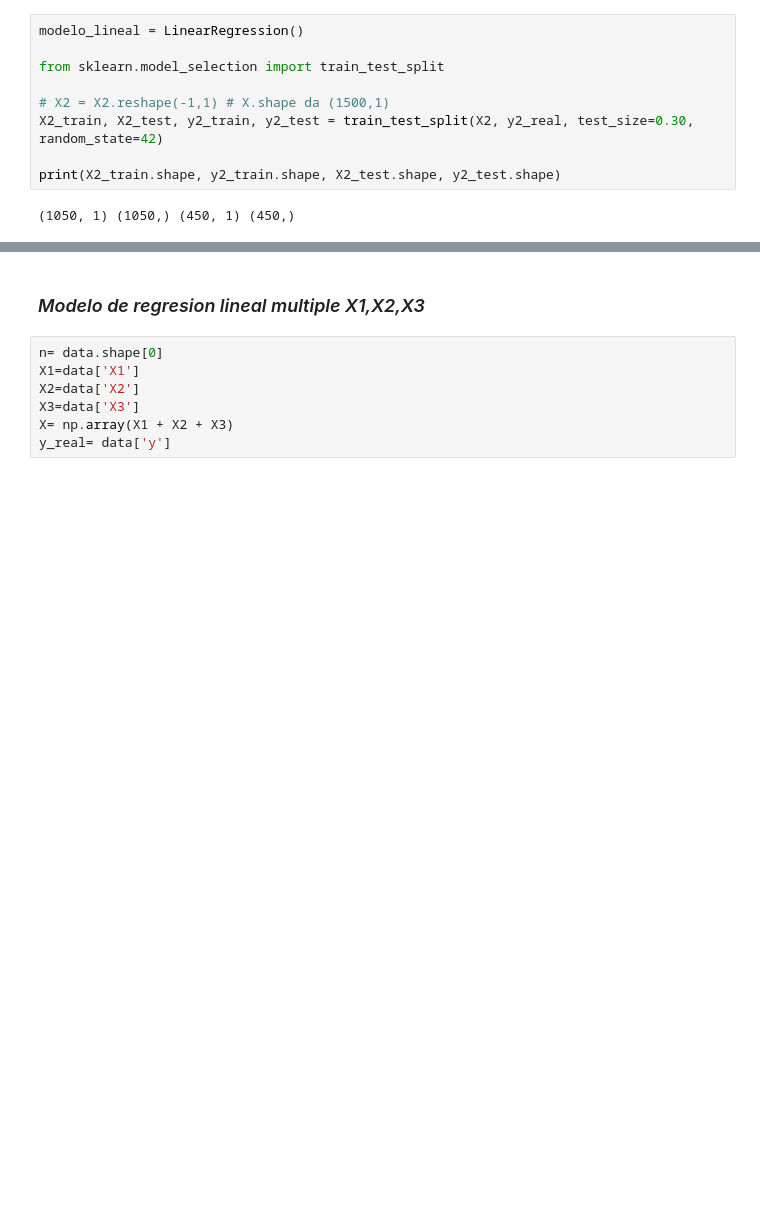
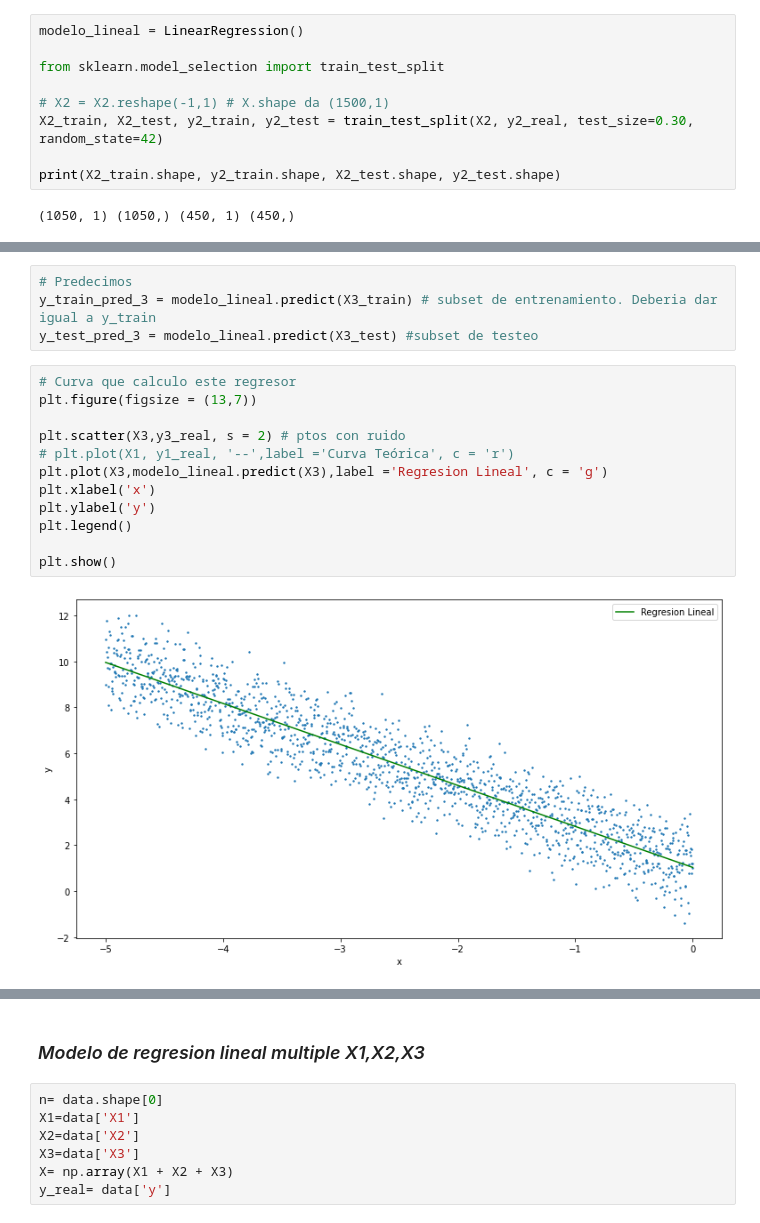
Before and after one commit to JavieraArrieta/Machine-Learning, a Jupyter notebook: Clase 01/Homework.ipynb, the cells around one changed output, grey strips where cells are left out. Cells and saved outputs as stored; diff of their text form; blank space fills up the shorter version.

```diff
--- a/Clase 01/Homework.ipynb
+++ b/Clase 01/Homework.ipynb
@@ -224,0 +339,18 @@ print(X2_train.shape, y2_train.shape, X2_test.shape, y2_test.shape)
+# %%
+# Predecimos
+y_train_pred_3 = modelo_lineal.predict(X3_train) # subset de entrenamiento. Deberia dar igual a y_train
+y_test_pred_3 = modelo_lineal.predict(X3_test) #subset de testeo
+# %%
+# Curva que calculo este regresor
+plt.figure(figsize = (13,7))
+
+plt.scatter(X3,y3_real, s = 2) # ptos con ruido
+# plt.plot(X1, y1_real, '--',label ='Curva Teórica', c = 'r')
+plt.plot(X3,modelo_lineal.predict(X3),label ='Regresion Lineal', c = 'g')
+plt.xlabel('x')
+plt.ylabel('y')
+plt.legend()
+
+plt.show()
+# %% [output]
+[figure, added]
```
Also changed, not shown: parts of 25 cells of this notebook, 24 other files.
